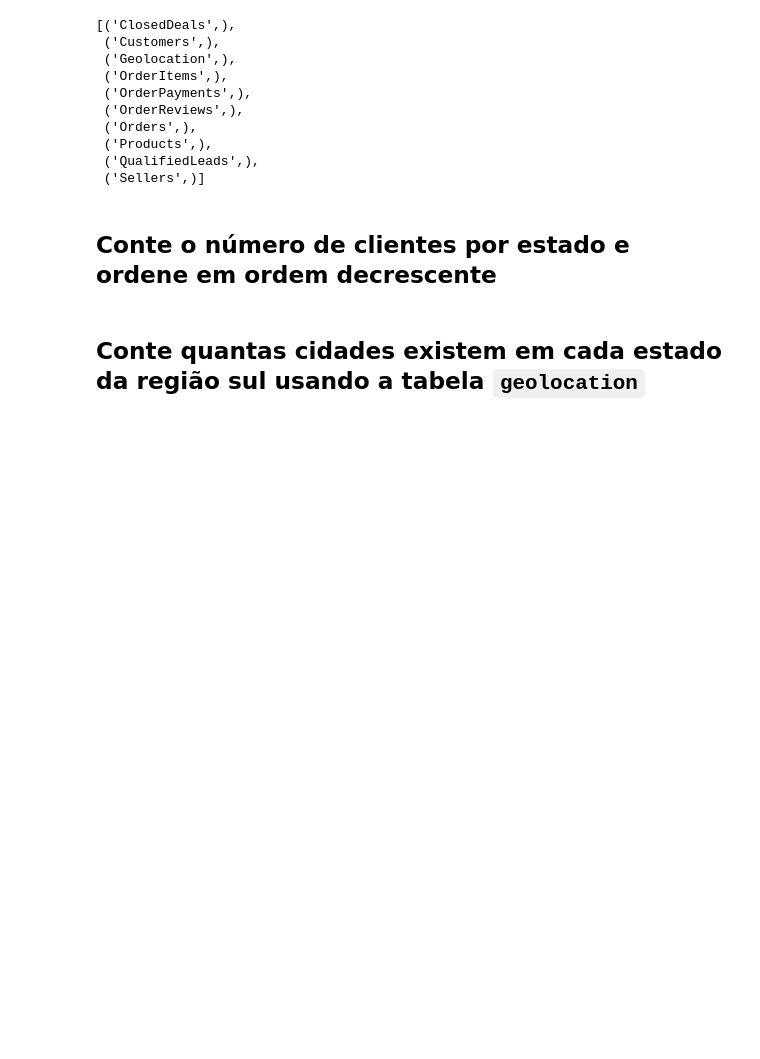
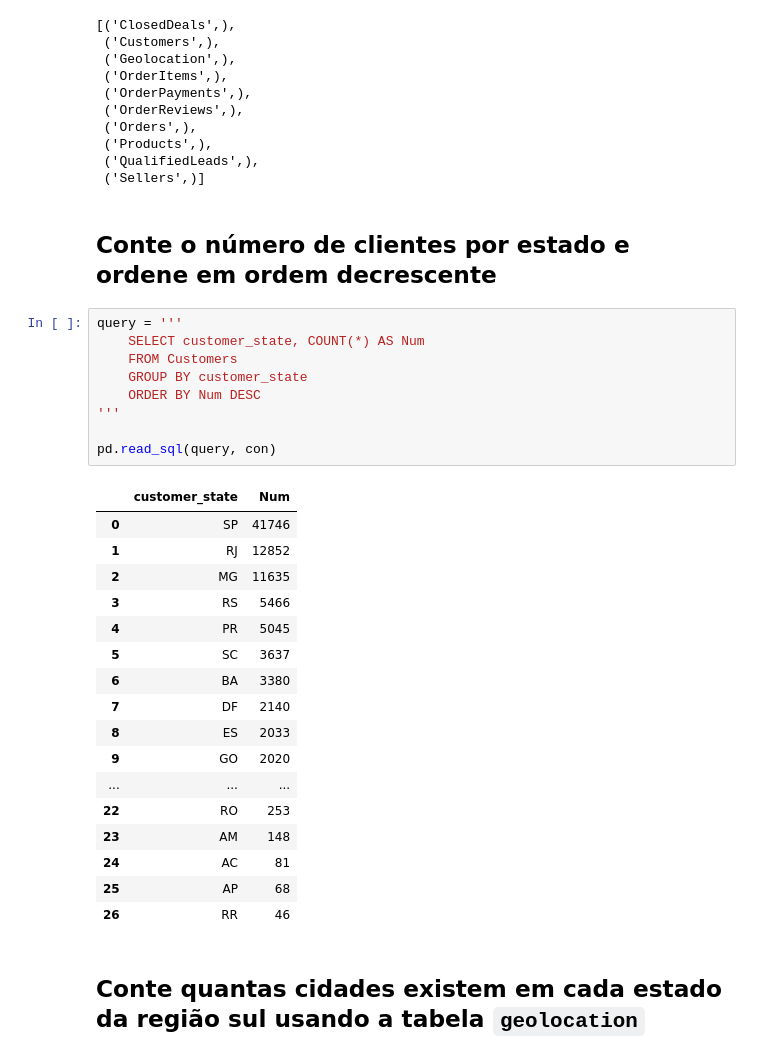
Before and after one commit to ossamum/aulas-mesttra, a Jupyter notebook: SQL/Aula 04 - SQL - Exercícios.ipynb, the cells around one changed output. Saved outputs shown, nothing was run; the diff lists cells and outputs as text; blank space fills up the shorter version.

```diff
--- a/SQL/Aula 04 - SQL - Exercícios.ipynb
+++ b/SQL/Aula 04 - SQL - Exercícios.ipynb
@@ -120,6 +121,33 @@ cursor.fetchall()
  ('Sellers',)]
 # %% [markdown]
 ## Conte o número de clientes por estado e ordene em ordem decrescente
+# %%
+query = '''
+    SELECT customer_state, COUNT(*) AS Num
+    FROM Customers
+    GROUP BY customer_state
+    ORDER BY Num DESC
+'''
+
+pd.read_sql(query, con)
+# %% [output]
+|  | customer_state | Num |
+| 0 | SP | 41746 |
+| 1 | RJ | 12852 |
+| 2 | MG | 11635 |
+| 3 | RS | 5466 |
+| 4 | PR | 5045 |
+| 5 | SC | 3637 |
+| 6 | BA | 3380 |
+| 7 | DF | 2140 |
+| 8 | ES | 2033 |
+| 9 | GO | 2020 |
+| ... | ... | ... |
+| 22 | RO | 253 |
+| 23 | AM | 148 |
+| 24 | AC | 81 |
+| 25 | AP | 68 |
+| 26 | RR | 46 |
 # %% [markdown]
 ## Conte quantas cidades existem em cada estado da região sul usando a tabela `geolocation`
 # %%
```
Also changed, not shown: parts of 26 cells of this notebook.
